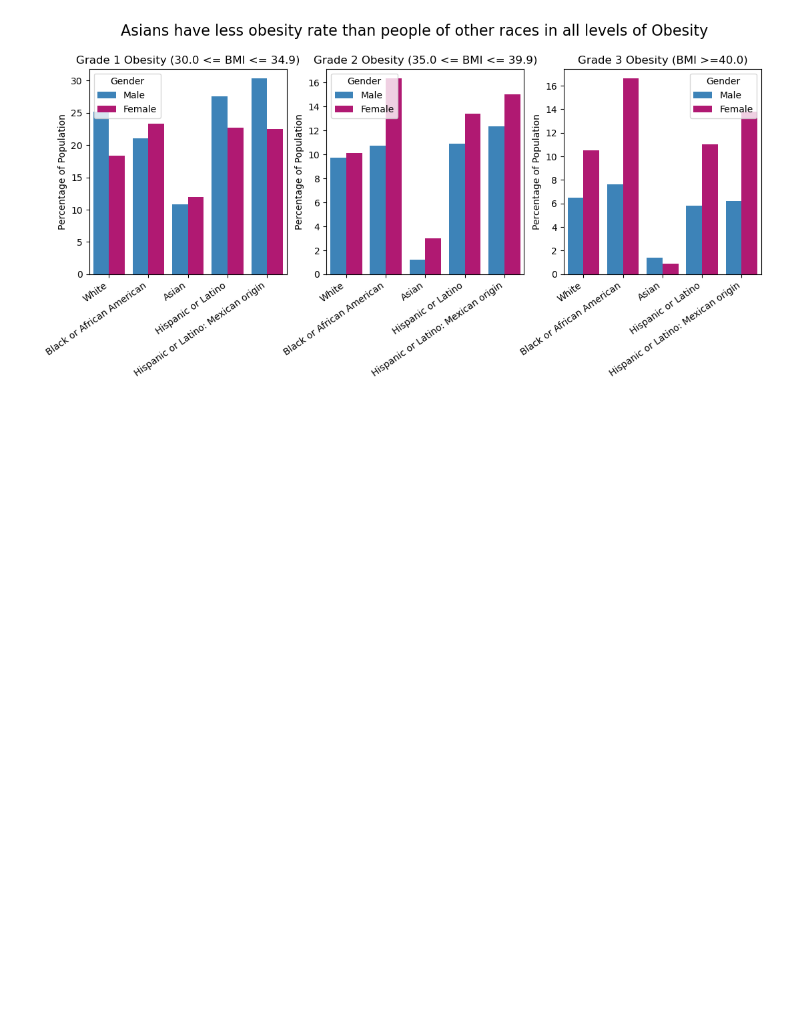
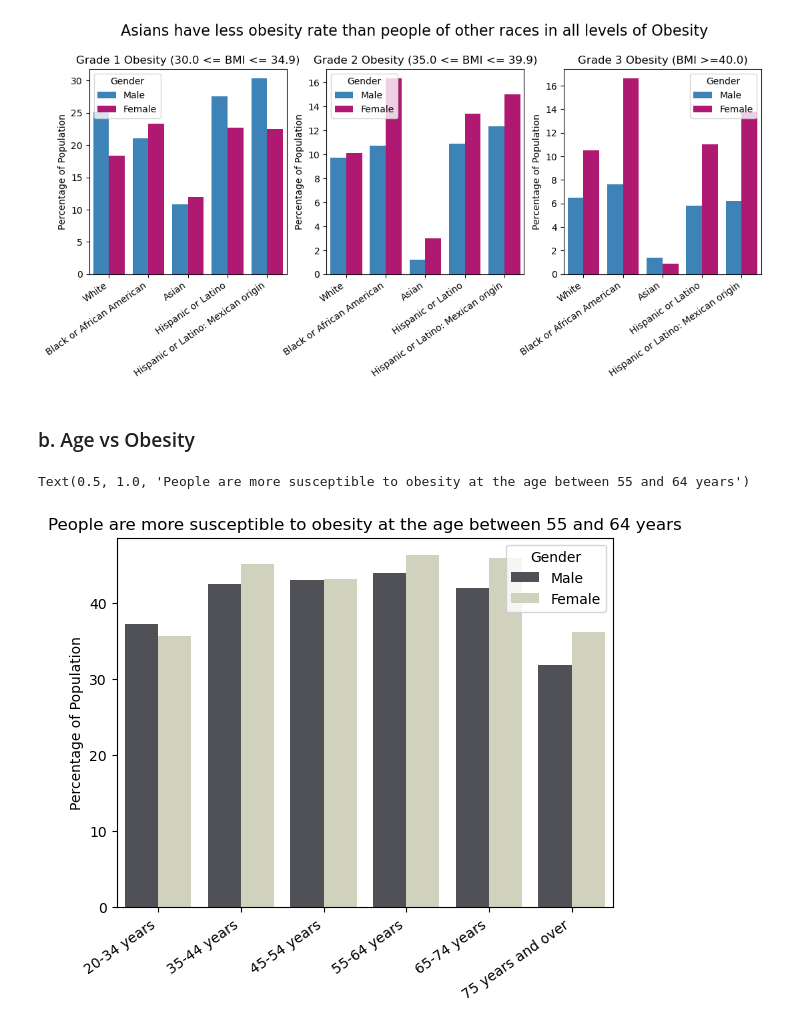
Before and after one commit to rafaymk02/Obesity-Factors-Analysis-US-, a Jupyter notebook: obesity_analysis.ipynb, the cells around one changed output. Cells and saved outputs as stored; diff of their text form; code cells hidden in the pictures; blank space fills up the shorter version.

Commit message:
add EDA and Visualization for age vs obesity

```diff
--- a/obesity_analysis.ipynb
+++ b/obesity_analysis.ipynb
@@ -179,0 +168,12 @@ age_df.head()
+# %%
+# clean data for age, unit_num = crude, year = 2015-2018
+filtered_df = encoded_df[(cleaned_df["UNIT_NUM"] == 2) & (encoded_df["YEAR_NUM"] == 10)]
+age_df = filtered_df[filtered_df["STUB_NAME_NUM"] == 6]
+genderDict = {6.11: 'Male', 6.12: 'Male', 6.13: 'Male', 6.14: 'Male', 6.15: 'Male', 6.16: 'Male',
+       6.21: 'Female', 6.22: 'Female', 6.23: 'Female', 6.24: 'Female', 6.25: 'Female', 6.26: 'Female'}
+ageDict = {6.11: '20-34 years', 6.12: '35-44 years', 6.13: '45-54 years', 6.14: '55-64 years', 6.15: '65-74 years', 6.16: '75 years and over',
+       6.21: '20-34 years', 6.22: '35-44 years', 6.23: '45-54 years', 6.24: '55-64 years', 6.25: '65-74 years', 6.26: '75 years and over'}
+
+age_df["Gender"] = age_df["STUB_LABEL_NUM"].map(genderDict)
+age_df["Age"] = age_df["STUB_LABEL_NUM"].map(ageDict)
+age_df.head()
@@ -261,0 +277,25 @@ General obesity
+# %%
+# age vs obesity
+print("General obesity")
+generalObesity = age_df[age_df["PANEL_NUM"] == 3]
+ageGeneralObesity = generalObesity[["Gender", "Age", "ESTIMATE", "SE"]]
+print(ageGeneralObesity)
+
+# age vs each level of obesity
+# level 1
+print("\nObesity grade 1")
+obesity1 = age_df[age_df["PANEL_NUM"] == 4]
+ageObesity1 = obesity1[["Gender", "Age", "ESTIMATE", "SE"]]
+print(ageObesity1)
+
+# level 2
+print("\nObesity grade 2")
+obesity2 = age_df[age_df["PANEL_NUM"] == 5]
+ageObesity2 = obesity2[["Gender", "Age", "ESTIMATE", "SE"]]
+print(ageObesity2)
+
+# level 3
+print("\nObesity grade 3")
+obesity3 = age_df[age_df["PANEL_NUM"] == 6]
+ageObesity3 = obesity3[["Gender", "Age", "ESTIMATE", "SE"]]
+print(ageObesity3)
@@ -300,3 +357,15 @@ type(fig)
 # %% [output]
 matplotlib.figure.Figure
 [figure]
+# %% [markdown]
+### b. Age vs Obesity
+# %%
+# race vs obesity
+axB = sns.barplot(ageGeneralObesity, x="Age", y="ESTIMATE", hue="Gender", palette=["#4e5057", "#d4d6b9"])
+axB.set_ylabel("Percentage of Population")
+axB.set_xlabel(None)
+axB.set_xticklabels(axB.get_xticklabels(), rotation=35, ha="right")
+axB.set_title("People are more susceptible to obesity at the age between 55 and 64 years")
+# %% [output]
+Text(0.5, 1.0, 'People are more susceptible to obesity at the age between 55 and 64 years')
+[figure, added]
```
Also changed, not shown: parts of 6 cells of this notebook.
